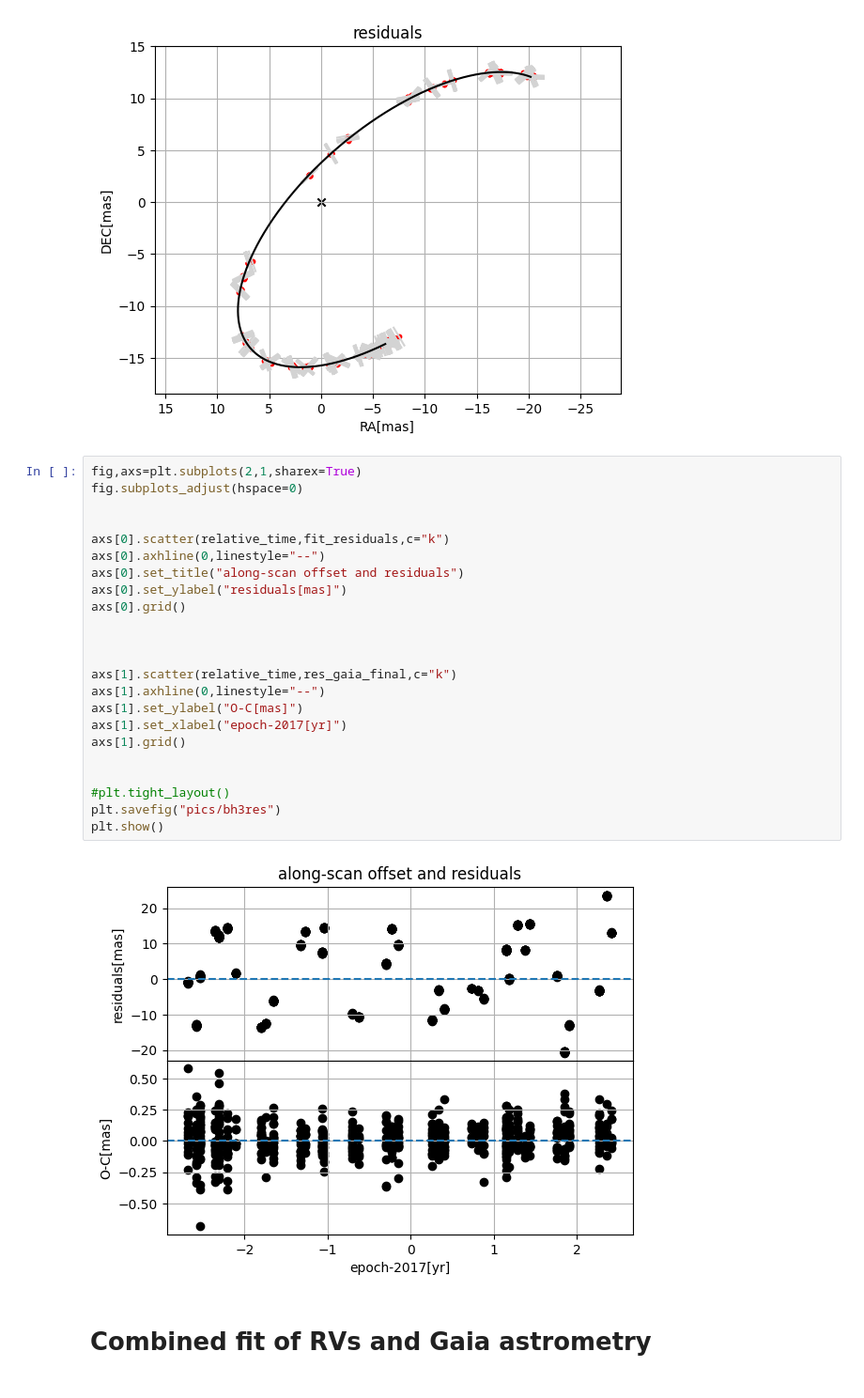
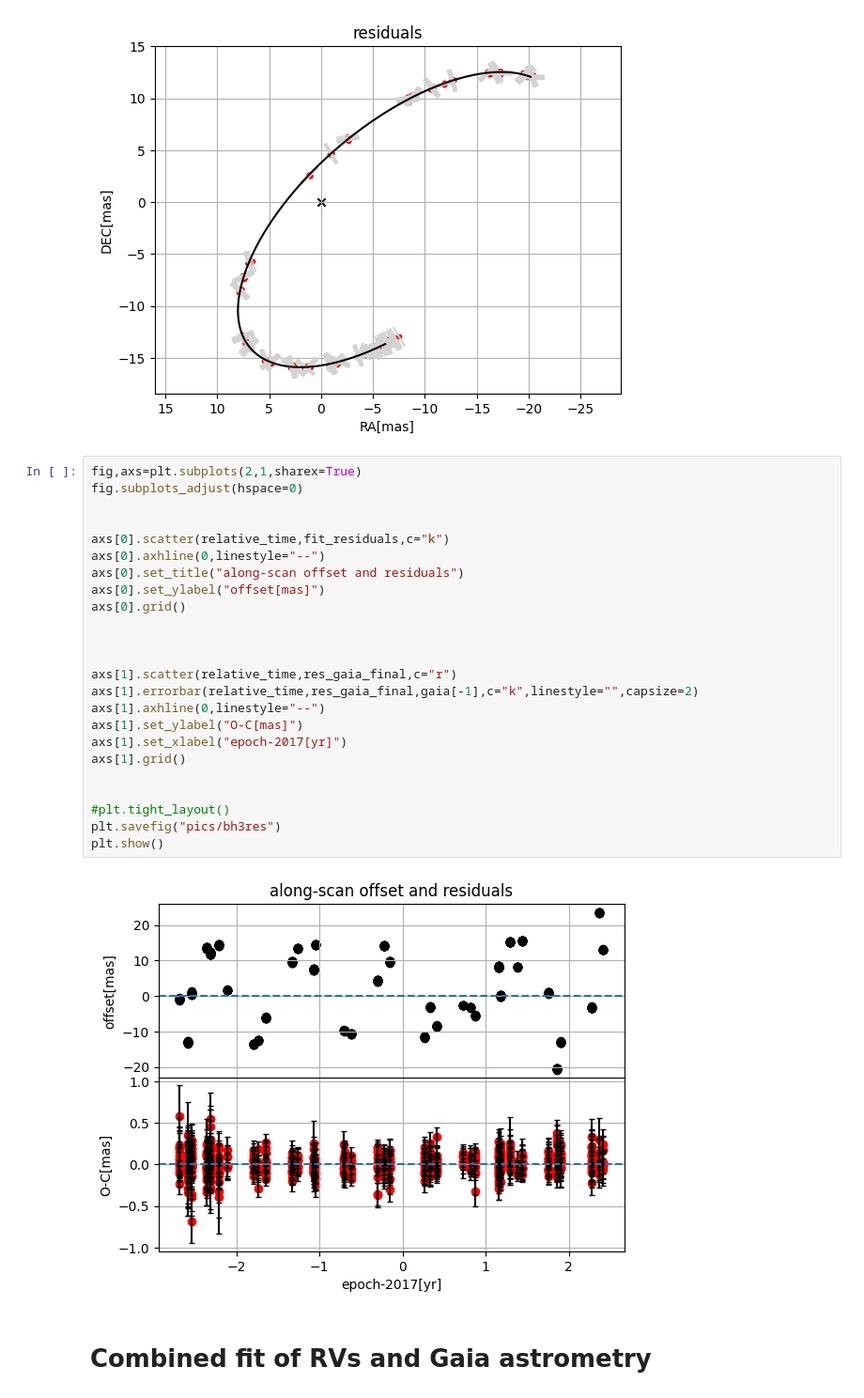
Before and after one commit to TSchiwy/ExTRA, a Jupyter notebook: gaiaBH3.ipynb, the cells around one changed output. Shown at 94% size. Cells and saved outputs as stored; diff of their text form.

Commit message:
more plots and pics

```diff
--- a/gaiaBH3.ipynb
+++ b/gaiaBH3.ipynb
@@ -203,28 +201,29 @@ plt.grid()
 # %%
 fig,axs=plt.subplots(2,1,sharex=True)
 fig.subplots_adjust(hspace=0)
 
 
 axs[0].scatter(relative_time,fit_residuals,c="k")
 axs[0].axhline(0,linestyle="--")
 axs[0].set_title("along-scan offset and residuals")
-axs[0].set_ylabel("residuals[mas]")
+axs[0].set_ylabel("offset[mas]")
 axs[0].grid()
 
 
 
-axs[1].scatter(relative_time,res_gaia_final,c="k")
+axs[1].scatter(relative_time,res_gaia_final,c="r")
+axs[1].errorbar(relative_time,res_gaia_final,gaia[-1],c="k",linestyle="",capsize=2)
 axs[1].axhline(0,linestyle="--")
 axs[1].set_ylabel("O-C[mas]")
 axs[1].set_xlabel("epoch-2017[yr]")
 axs[1].grid()
 
 
 #plt.tight_layout()
 plt.savefig("pics/bh3res")
 plt.show()
 # %% [output]
-[figure, old version]
+[figure, new version]
 # %% [markdown]
 # Combined fit of RVs and Gaia astrometry
 # %%
```
Also changed, not shown: parts of 2 cells of this notebook, 7 other files.
